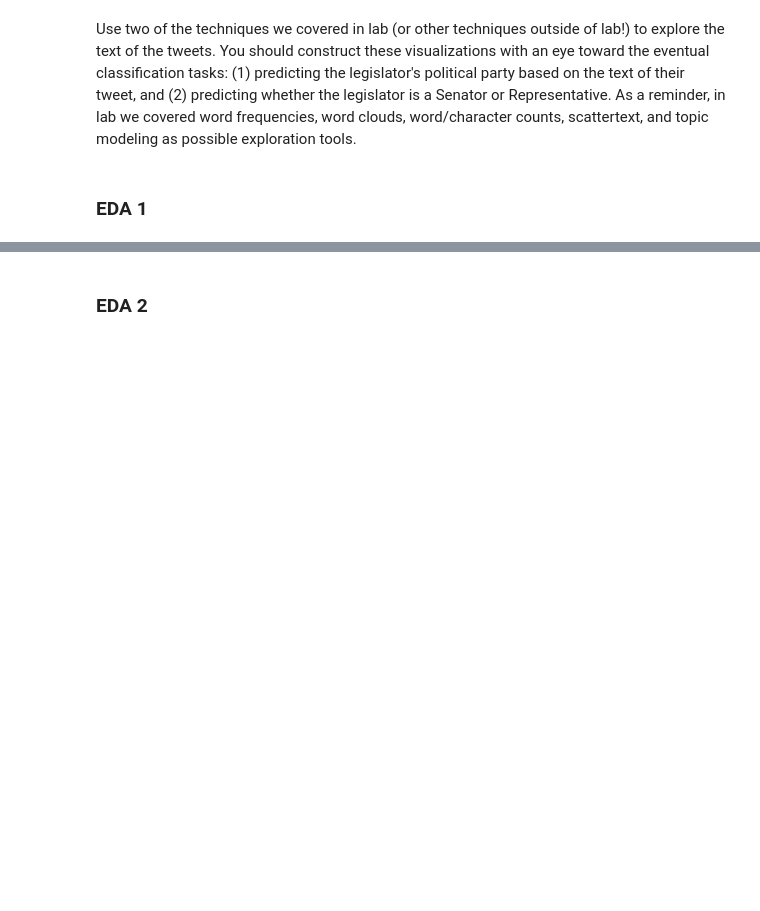
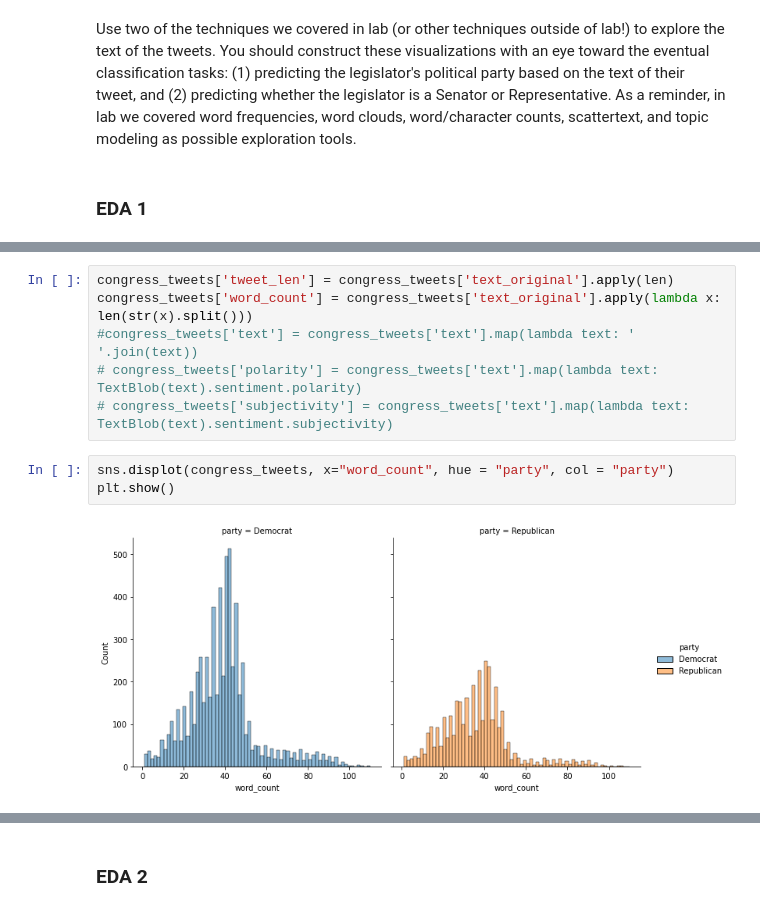
Before and after one commit to ireminal/CSS_Project5_Group1, a Jupyter notebook: Project 5 Student.ipynb, the cells around one changed output, grey strips where cells are left out. Saved outputs shown, nothing was run; the diff lists cells and outputs as text; blank space fills up the shorter version.

```diff
--- a/Project 5 Student.ipynb
+++ b/Project 5 Student.ipynb
@@ -121,0 +163,11 @@ Use two of the techniques we covered in lab (or other techniques outside of lab!
+# %%
+congress_tweets['tweet_len'] = congress_tweets['text_original'].apply(len)
+congress_tweets['word_count'] = congress_tweets['text_original'].apply(lambda x: len(str(x).split()))
+#congress_tweets['text'] = congress_tweets['text'].map(lambda text: ' '.join(text))
+# congress_tweets['polarity'] = congress_tweets['text'].map(lambda text: TextBlob(text).sentiment.polarity)
+# congress_tweets['subjectivity'] = congress_tweets['text'].map(lambda text: TextBlob(text).sentiment.subjectivity)
+# %%
+sns.displot(congress_tweets, x="word_count", hue = "party", col = "party")
+plt.show()
+# %% [output]
+[figure, added]
```
Also changed, not shown: parts of 18 cells of this notebook.
